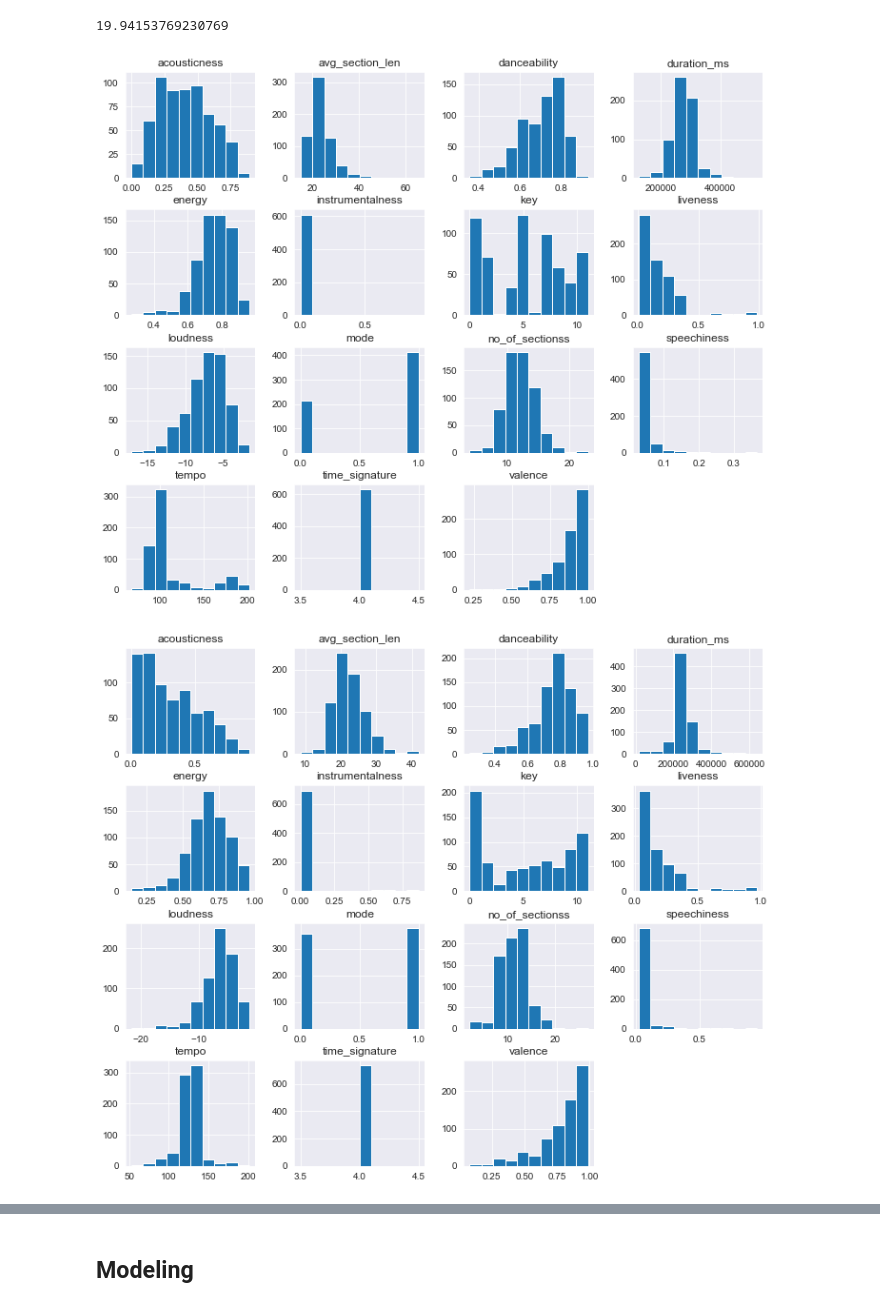
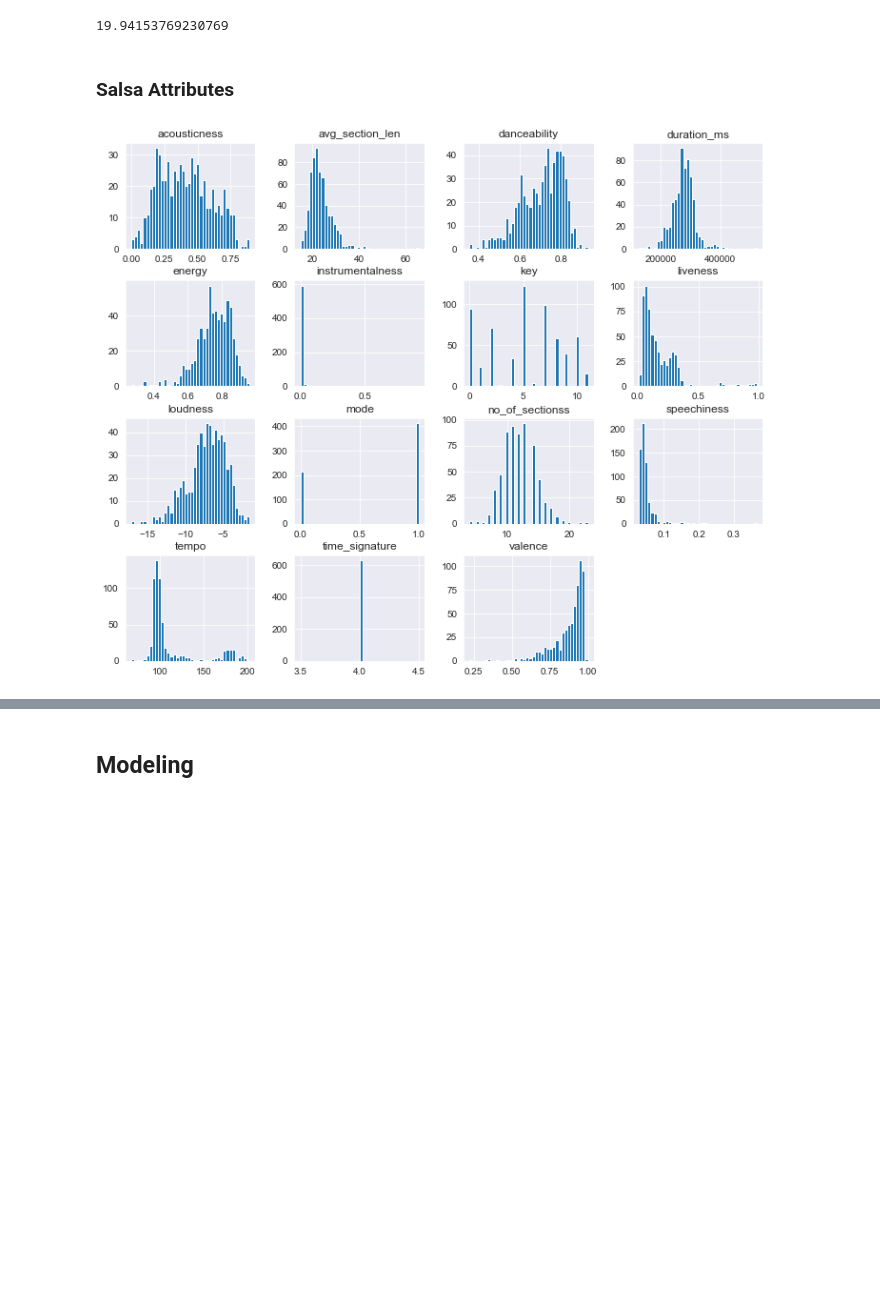
Before and after one commit to ayalasm/mod_5_project, a Jupyter notebook: Exploration.ipynb, the cells around one changed output, grey strips where cells are left out. Drawn from its saved outputs; the diff is of its cells as text; code cells hidden in the pictures; blank space fills up the shorter version.

```diff
--- a/Exploration.ipynb
+++ b/Exploration.ipynb
@@ -305,9 +305,9 @@ df['no_of_sectionss'] = df['sections'].map(lambda sections: len(sections))
 df['avg_section_len'] = df['sections'].map(lambda sections: avg_section_duration(sections))
 # %%
 salsa_df, bachata_df = df[df['genre'] == 'salsa'], df[df['genre'] == 'bachata']
+# %% [markdown]
+### Salsa Attributes
 # %%
-salsa_df.hist(figsize=(12,10),label='Salsa track attributes');
-bachata_df.hist(figsize=(12,10),label='Bachata track attributes');
+salsa_df.hist(figsize=(12,10),label='Salsa track attributes',bins=40);
 # %% [output]
-[figure, old version]
+[figure, new version]
-[figure, removed]
```
Also changed, not shown: parts of 44 cells of this notebook.
